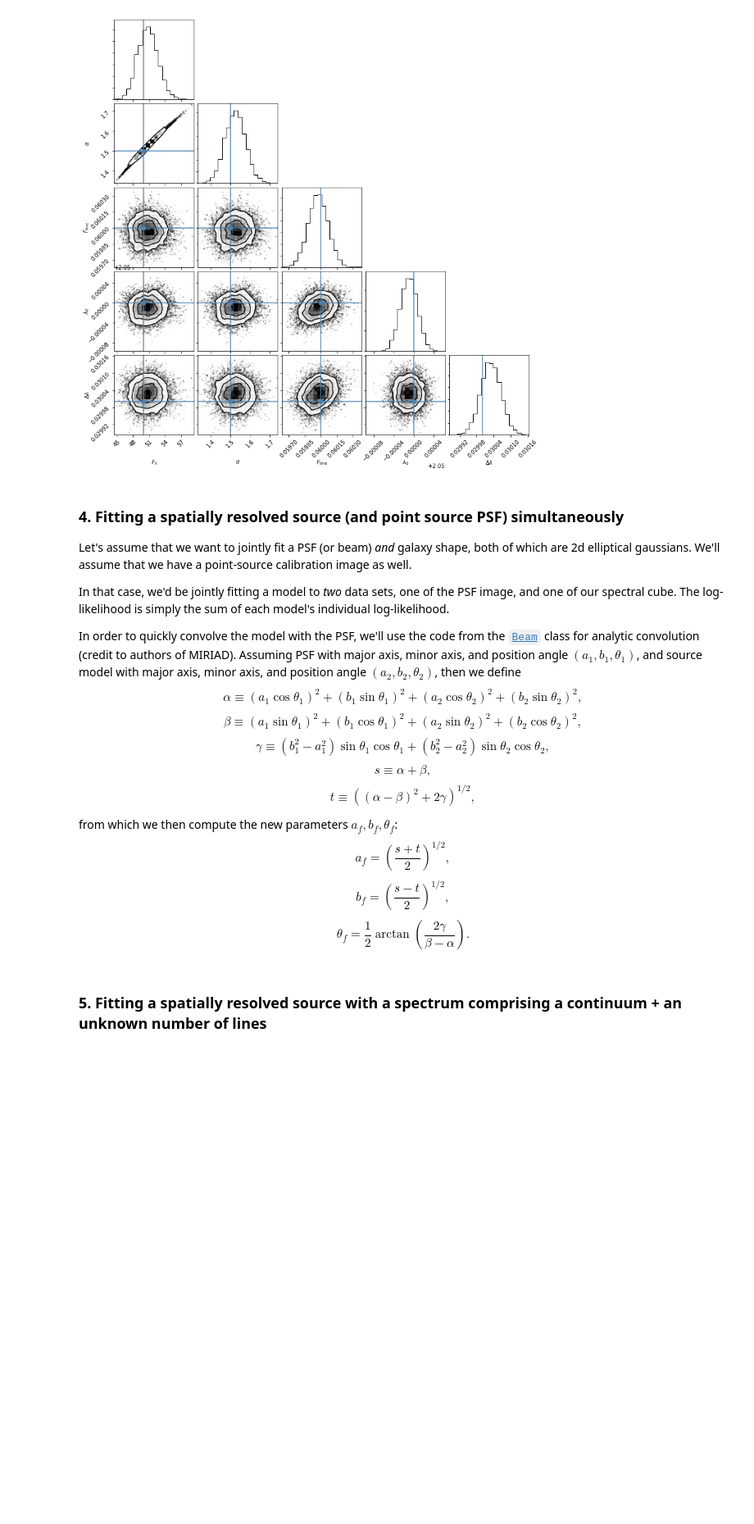
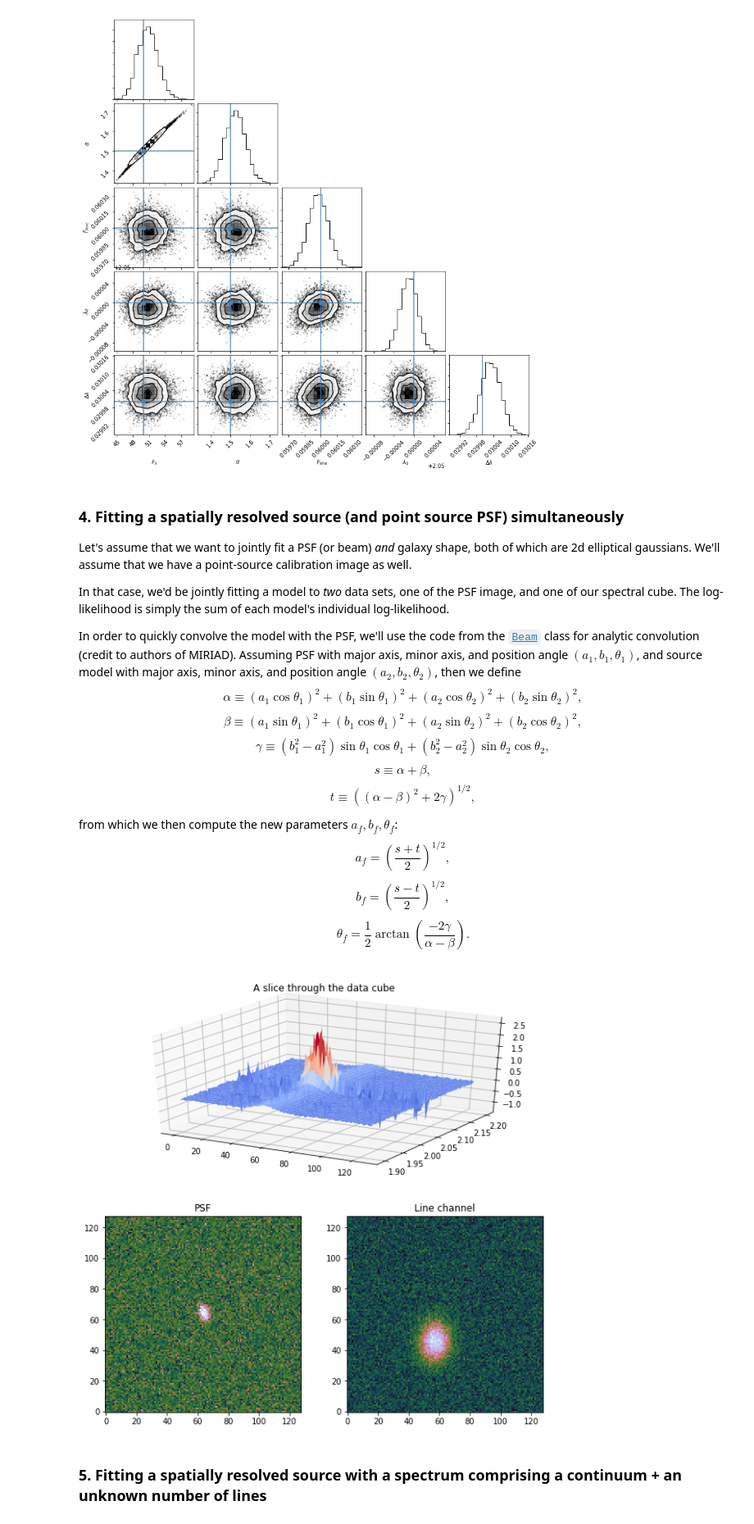
Before and after one commit to jwuphysics/fitting-a-model-to-data, a Jupyter notebook: notebook/Fitting a model to a data cube.ipynb, the cells around one changed output. Shown at 82% size. Saved outputs shown, nothing was run; the diff lists cells and outputs as text; code cells hidden in the pictures; blank space fills up the shorter version.

Commit message:
fix arctan and compare PSF with convolved channel image

```diff
--- a/notebook/Fitting a model to a data cube.ipynb
+++ b/notebook/Fitting a model to a data cube.ipynb
@@ -509,7 +508,7 @@ $$ t \equiv \left ((\alpha - \beta)^2 + 2 \gamma \right )^{1/2},$$
 from which we then compute the new parameters $a_f, b_f, \theta_f$:
 $$ a_f = \left (\frac{s + t}{2} \right)^{1/2},$$
 $$ b_f = \left (\frac{s - t}{2} \right)^{1/2},$$
-$$ \theta_f = \frac{1}{2}\arctan\left(\frac{2 \gamma}{\beta - \alpha}\right).$$
+$$ \theta_f = \frac{1}{2}\arctan\left(\frac{-2 \gamma}{\alpha - \beta}\right).$$
 # %%
 # convenience
 DEGREE_TO_RADIAN = np.pi / 180.
@@ -540,7 +539,6 @@ def brightness((ii, jj, wavelength), continuum_f_lambda, continuum_index, line_f
                                np.exp(-(wavelength-line_center)**2/(2*line_sigma**2))
     amplitude = continuum_flux_density + line_flux_density
 
-
     alpha = ((bmaj*FWHM_TO_SIGMA*cos(bpa*DEGREE_TO_RADIAN))**2 +
              (bmin*FWHM_TO_SIGMA*sin(bpa*DEGREE_TO_RADIAN))**2 +
              (i_stddev*cos(position_angle*DEGREE_TO_RADIAN))**2 +
@@ -552,16 +550,60 @@ def brightness((ii, jj, wavelength), continuum_f_lambda, continuum_index, line_f
             (j_stddev*sin(position_angle*DEGREE_TO_RADIAN))**2)
 
     gamma = ((bmin**2-bmaj**2)*FWHM_TO_SIGMA**2 * sin(bpa*DEGREE_TO_RADIAN)*cos(bpa*DEGREE_TO_RADIAN) +
-             (j_stddev**2-i_stddev**2)*sin(position_angle*DEGREE_TO_RADIAN)*cos(position_angle*DEGREE_TO_RADIAN))
+             (j_stddev**2-i_stddev**2) * sin(position_angle*DEGREE_TO_RADIAN)*cos(position_angle*DEGREE_TO_RADIAN))
 
     s = alpha + beta
     t = sqrt((alpha-beta)**2 + 2*gamma)
 
     new_i_stddev = sqrt(0.5 * (s + t))
     new_j_stddev = sqrt(0.5 * (s - t))
-    new_position_angle = 0.5 * np.arctan2(2 * gamma, beta - alpha) / DEGREE_TO_RADIAN
+    new_position_angle = 0.5 * np.arctan2(-2 * gamma, alpha - beta) / DEGREE_TO_RADIAN
 
     return gaussian_2d((ii, jj), amplitude, i_center, j_center, new_i_stddev, new_j_stddev, new_position_angle)
+# %%
+# define the size of the 3d coordinate grid
+N_k, N_i, N_j,  = (60, 128, 128)
+
+# generate a wavelength range over N_k [um]
+wavelengths = np.linspace(1.9, 2.2, N_k)
+
+# 5 model params, 5 spatial gaussian params, and now 3 PSF/beam params
+true_params = [50., 1.5, 0.06, 2.05, 0.03,
+               45.67, 56.78, 5.5, 2.3, 40.,
+               3.5, 2.2, -15.]
+
+ii, jj = np.meshgrid(xrange(N_i), xrange(N_j))
+data = np.array([brightness((ii, jj, wavelength), *true_params) for wavelength in wavelengths])
+psf_image = gaussian_2d((ii, jj),
+                        1/np.sqrt(2*np.pi*true_params[-3]*true_params[-2]), N_i/2., N_j/2., *true_params[-3:])
+
+# add some noise through cube
+data += np.random.normal(0, 0.02, (N_k, N_i, N_j))
+for k in [13, 28, 30, 31, 32, 35]:
+    data[k] += np.random.normal(0, 0.40, (N_i, N_j))
+
+# let's add some noise to the PSF too, why not
+psf_image += np.random.normal(0, 0.02, (N_i, N_j))
+
+fig = plt.figure(figsize=(10, 10))
+
+ax = plt.subplot2grid((2, 2), (0, 0), colspan=2, projection='3d')
+ax2 = plt.subplot2grid((2, 2), (1, 0))
+ax3 = plt.subplot2grid((2, 2), (1, 1))
+
+# plot along i=45
+ax.set_title('A slice through the data cube')
+ax.plot_surface(*np.meshgrid(xrange(N_j), wavelengths), Z=data[:, 45, :], cmap='coolwarm');
+
+# plot PSF
+ax2.set_title('PSF')
+ax2.imshow(psf_image, origin='lower', cmap='cubehelix');
+
+# plot line channel
+ax3.set_title('Line channel')
+ax3.imshow(data[43], origin='lower', cmap='cubehelix');
+# %% [output]
+[figure, added]
 # %% [markdown]
 ### 5. Fitting a spatially resolved source with a spectrum comprising a continuum + an unknown number of lines
 # %% [markdown]
```
Also changed, not shown: parts of 7 cells of this notebook.
